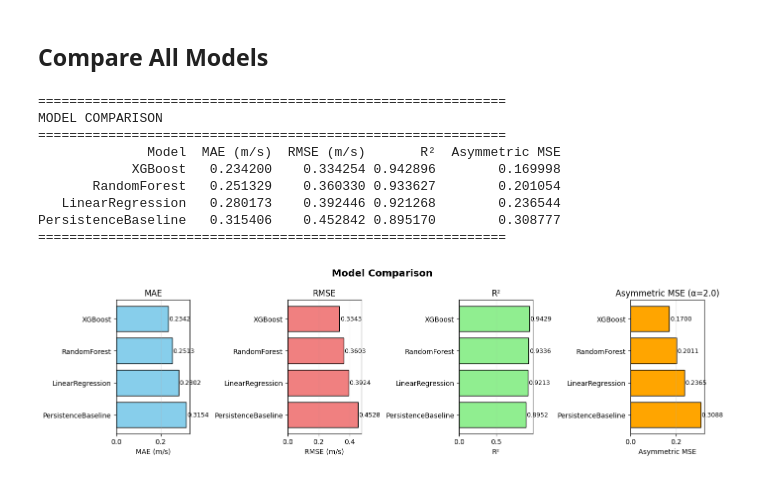
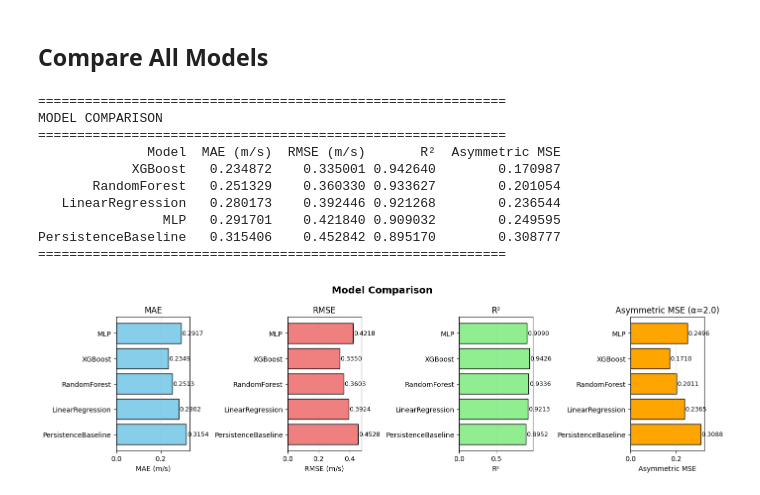
Before and after one commit to MichelFaloughi/cis5200-project, a Jupyter notebook: eval/eval.ipynb, the cells around one changed output. Drawn from its saved outputs; the diff is of its cells as text; code cells hidden in the pictures.

```diff
--- a/eval/eval.ipynb
+++ b/eval/eval.ipynb
@@ -125,18 +127,16 @@ Training MLP model...
 ## Compare All Models
 # %%
 # Compare all models
-if len(results) > 0:
-    scorecard = compare(results, plot=True)
-else:
-    print("No models evaluated yet. Add models in the section above.")
+scorecard = compare(results, plot=True)
 # %% [output]
 ============================================================
 MODEL COMPARISON
 ============================================================
               Model  MAE (m/s)  RMSE (m/s)       R²  Asymmetric MSE
-            XGBoost   0.234200    0.334254 0.942896        0.169998
+            XGBoost   0.234872    0.335001 0.942640        0.170987
        RandomForest   0.251329    0.360330 0.933627        0.201054
    LinearRegression   0.280173    0.392446 0.921268        0.236544
+                MLP   0.291701    0.421840 0.909032        0.249595
 PersistenceBaseline   0.315406    0.452842 0.895170        0.308777
 ============================================================
-[figure, old version]
+[figure, new version]
```
Also changed, not shown: parts of 2 cells of this notebook.
